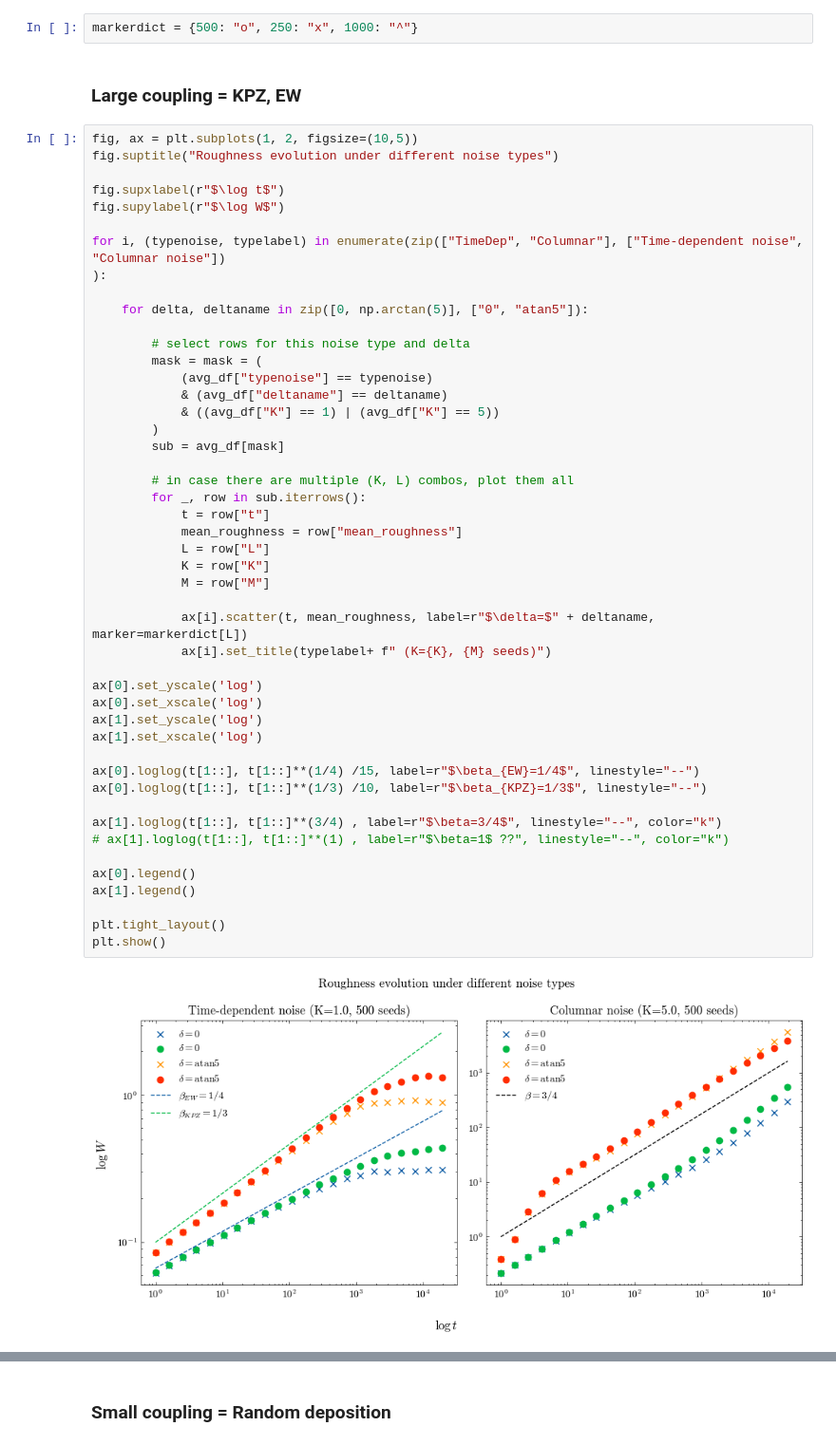
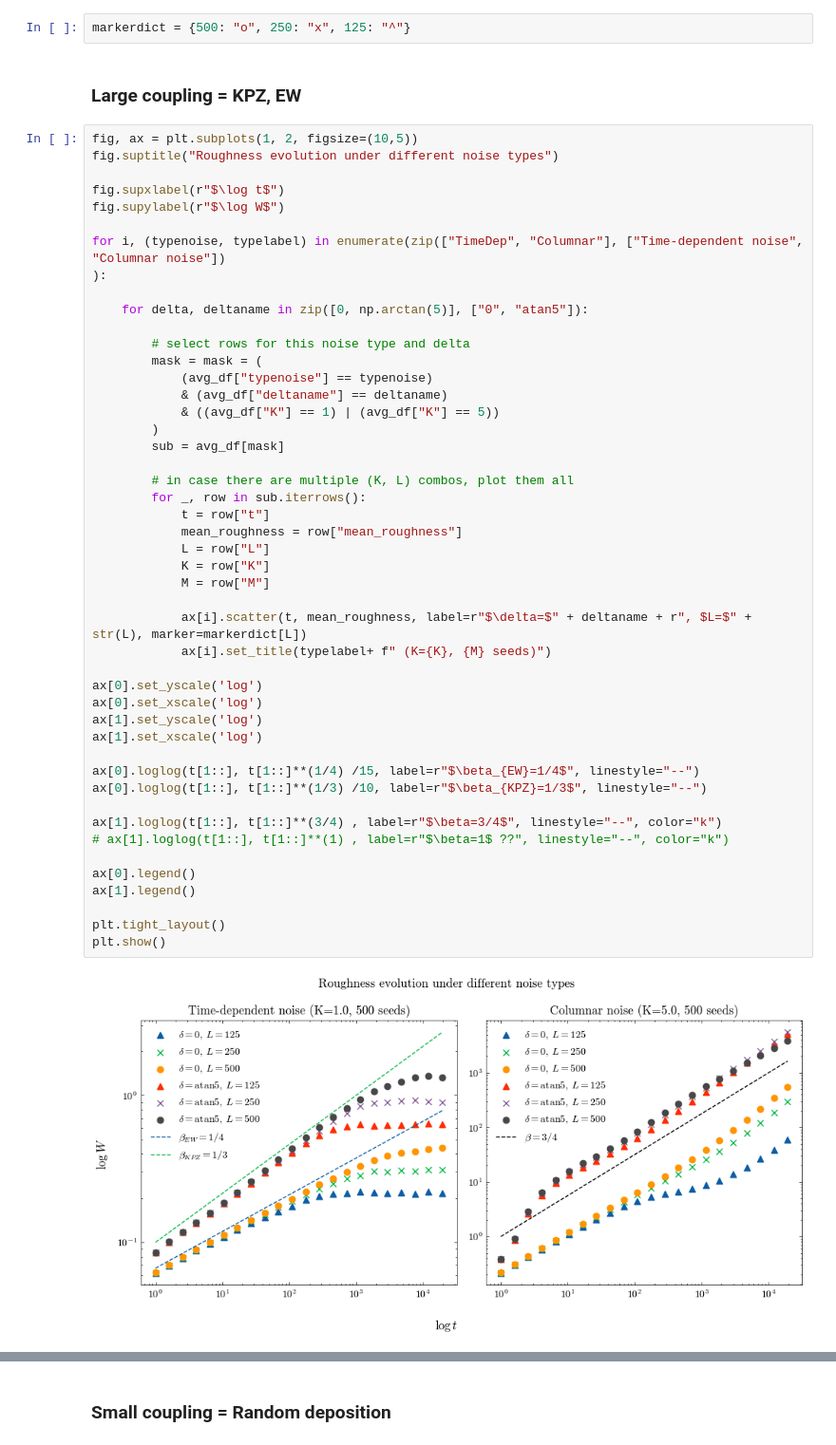
Before and after one commit to goznalo-git/RoughKuramoto, a Jupyter notebook: 2-Roughness.ipynb, the cells around one changed output, grey strips where cells are left out. Shown at 95% size. Cells and saved outputs as stored; diff of their text form.

Commit message:
Relaxation animation and improved roughness

```diff
--- a/2-Roughness.ipynb
+++ b/2-Roughness.ipynb
@@ -147,7 +153,7 @@ plt.style.use(["science","no-latex"])
 avg_df_path = "AverageSims.pkl"
 avg_df = pd.read_pickle(avg_df_path)
 # %%
-markerdict = {500: "o", 250: "x", 1000: "^"}
+markerdict = {500: "o", 250: "x", 125: "^"}
 # %% [markdown]
 ### Large coupling = KPZ, EW
 # %%
@@ -170,32 +176,32 @@ for i, (typenoise, typelabel) in enumerate(zip(["TimeDep", "Columnar"], ["Time-d
         )
         sub = avg_df[mask]
 
         # in case there are multiple (K, L) combos, plot them all
         for _, row in sub.iterrows():
             t = row["t"]
             mean_roughness = row["mean_roughness"]
             L = row["L"]
             K = row["K"]
             M = row["M"]
 
-            ax[i].scatter(t, mean_roughness, label=r"$\delta=$" + deltaname, marker=markerdict[L])
+            ax[i].scatter(t, mean_roughness, label=r"$\delta=$" + deltaname + r", $L=$" + str(L), marker=markerdict[L])
             ax[i].set_title(typelabel+ f" (K={K}, {M} seeds)")
 
 ax[0].set_yscale('log')
 ax[0].set_xscale('log')
 ax[1].set_yscale('log')
 ax[1].set_xscale('log')
 
 ax[0].loglog(t[1::], t[1::]**(1/4) /15, label=r"$\beta_{EW}=1/4$", linestyle="--")
 ax[0].loglog(t[1::], t[1::]**(1/3) /10, label=r"$\beta_{KPZ}=1/3$", linestyle="--")
 
 ax[1].loglog(t[1::], t[1::]**(3/4) , label=r"$\beta=3/4$", linestyle="--", color="k")
 # ax[1].loglog(t[1::], t[1::]**(1) , label=r"$\beta=1$ ??", linestyle="--", color="k")
 
 ax[0].legend()
 ax[1].legend()
 
 plt.tight_layout()
 plt.show()
 # %% [output]
-[figure, old version]
+[figure, new version]
```
Also changed, not shown: parts of 6 cells of this notebook, 7 other files.
